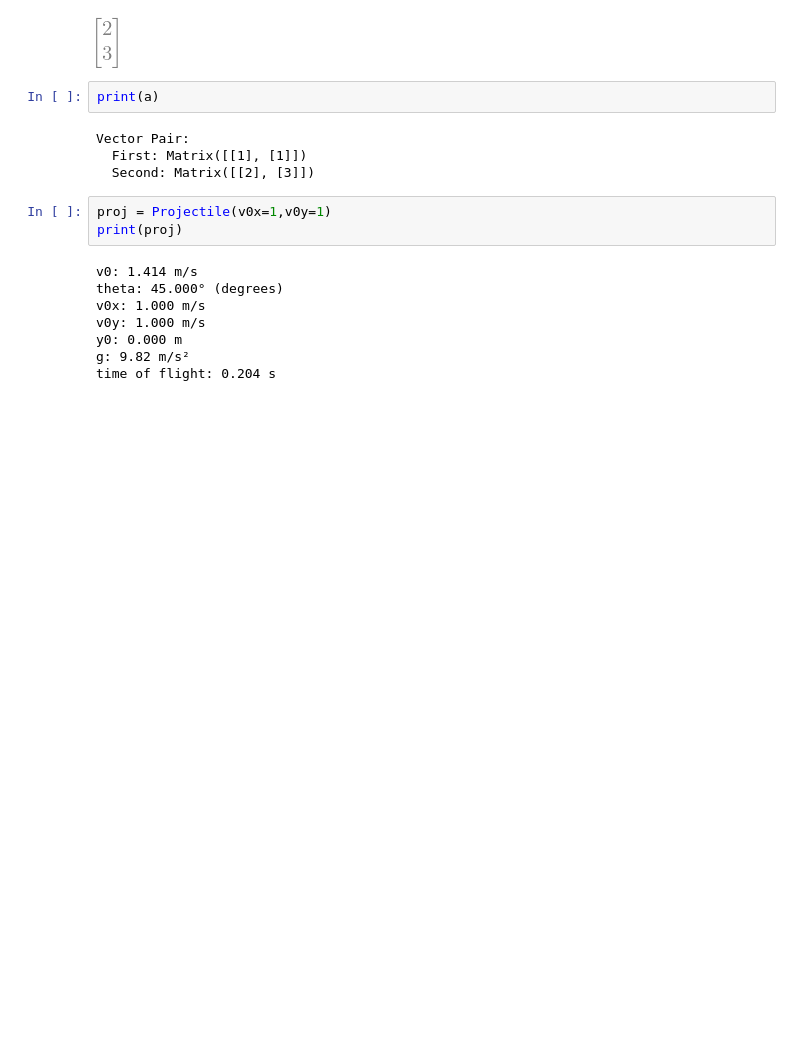
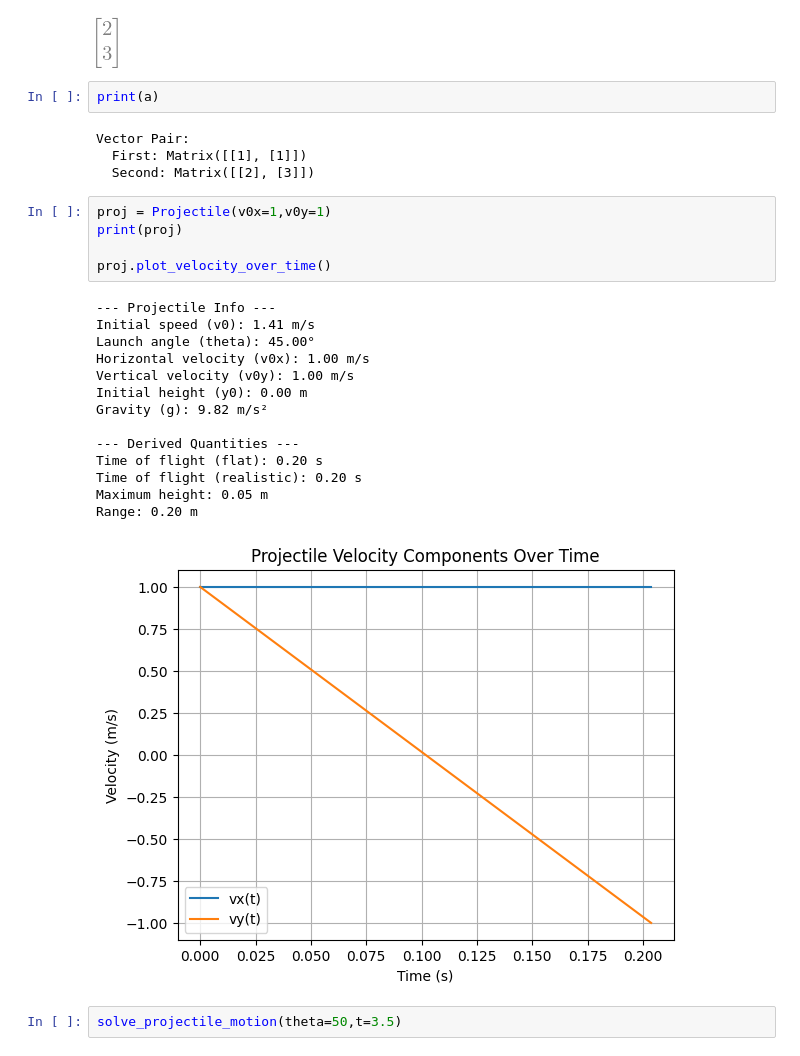
Before and after one commit to slayervictor/PhysicsOneA, a Jupyter notebook: example.ipynb, the cells around one changed output. Saved outputs shown, nothing was run; the diff lists cells and outputs as text; blank space fills up the shorter version.

Commit message:
projectile added

```diff
--- a/example.ipynb
+++ b/example.ipynb
@@ -49,11 +49,22 @@ Vector Pair:
 # %%
 proj = Projectile(v0x=1,v0y=1)
 print(proj)
+
+proj.plot_velocity_over_time()
 # %% [output]
-v0: 1.414 m/s
-theta: 45.000° (degrees)
-v0x: 1.000 m/s
-v0y: 1.000 m/s
-y0: 0.000 m
-g: 9.82 m/s²
-time of flight: 0.204 s
+--- Projectile Info ---
+Initial speed (v0): 1.41 m/s
+Launch angle (theta): 45.00°
+Horizontal velocity (v0x): 1.00 m/s
+Vertical velocity (v0y): 1.00 m/s
+Initial height (y0): 0.00 m
+Gravity (g): 9.82 m/s²
+
+--- Derived Quantities ---
+Time of flight (flat): 0.20 s
+Time of flight (realistic): 0.20 s
+Maximum height: 0.05 m
+Range: 0.20 m
+[figure, added]
+# %%
+solve_projectile_motion(theta=50,t=3.5)
```
Also changed, not shown: 5 other files.
